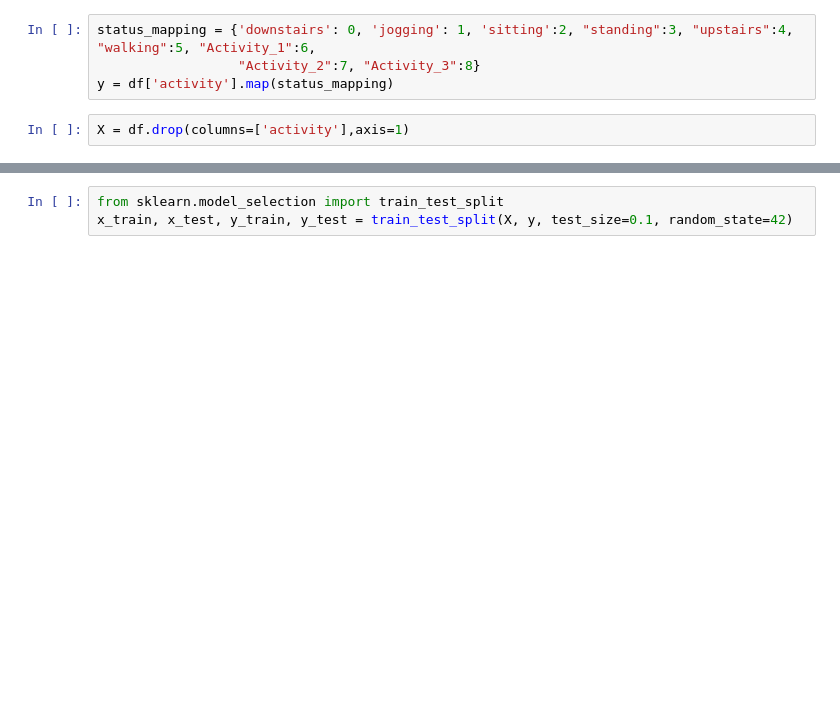
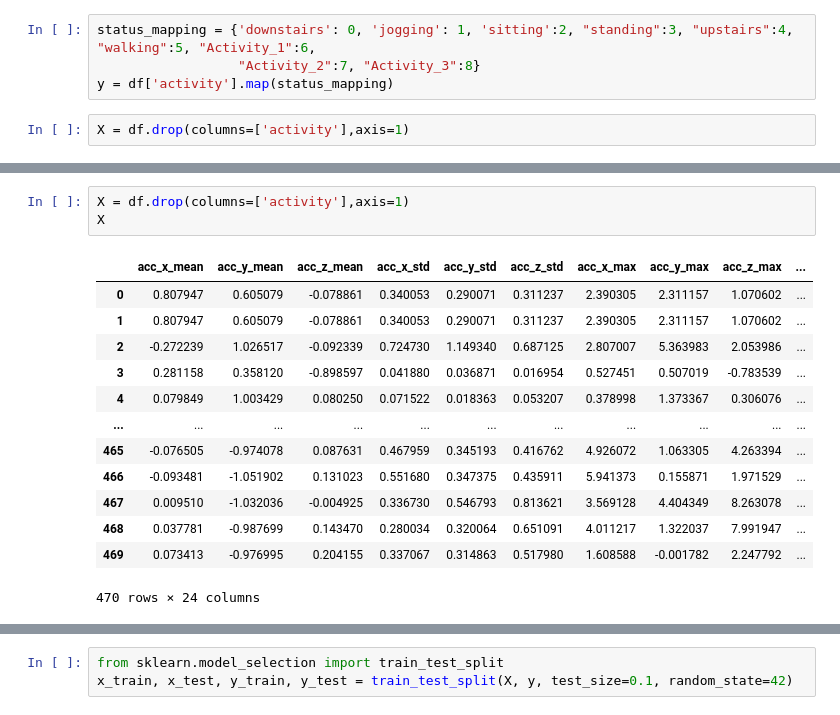
Before and after one commit to MorningStarTM/human-activity-recognition, a Jupyter notebook: notebook/trail_1.ipynb, the cells around one changed output, grey strips where cells are left out. Cells and saved outputs as stored; diff of their text form; blank space fills up the shorter version.

```diff
--- a/notebook/trail_1.ipynb
+++ b/notebook/trail_1.ipynb
@@ -85,3 +170,20 @@ X.head()
+# %%
+X = df.drop(columns=['activity'],axis=1)
+X
+# %% [output]
+|  | acc_x_mean | acc_y_mean | acc_z_mean | acc_x_std | acc_y_std | acc_z_std | acc_x_max | acc_y_max | acc_z_max | ... |
+| 0 | 0.807947 | 0.605079 | -0.078861 | 0.340053 | 0.290071 | 0.311237 | 2.390305 | 2.311157 | 1.070602 | ... |
+| 1 | 0.807947 | 0.605079 | -0.078861 | 0.340053 | 0.290071 | 0.311237 | 2.390305 | 2.311157 | 1.070602 | ... |
+| 2 | -0.272239 | 1.026517 | -0.092339 | 0.724730 | 1.149340 | 0.687125 | 2.807007 | 5.363983 | 2.053986 | ... |
+| 3 | 0.281158 | 0.358120 | -0.898597 | 0.041880 | 0.036871 | 0.016954 | 0.527451 | 0.507019 | -0.783539 | ... |
+| 4 | 0.079849 | 1.003429 | 0.080250 | 0.071522 | 0.018363 | 0.053207 | 0.378998 | 1.373367 | 0.306076 | ... |
+| ... | ... | ... | ... | ... | ... | ... | ... | ... | ... | ... |
+| 465 | -0.076505 | -0.974078 | 0.087631 | 0.467959 | 0.345193 | 0.416762 | 4.926072 | 1.063305 | 4.263394 | ... |
+| 466 | -0.093481 | -1.051902 | 0.131023 | 0.551680 | 0.347375 | 0.435911 | 5.941373 | 0.155871 | 1.971529 | ... |
+| 467 | 0.009510 | -1.032036 | -0.004925 | 0.336730 | 0.546793 | 0.813621 | 3.569128 | 4.404349 | 8.263078 | ... |
+| 468 | 0.037781 | -0.987699 | 0.143470 | 0.280034 | 0.320064 | 0.651091 | 4.011217 | 1.322037 | 7.991947 | ... |
+| 469 | 0.073413 | -0.976995 | 0.204155 | 0.337067 | 0.314863 | 0.517980 | 1.608588 | -0.001782 | 2.247792 | ... |
+470 rows × 24 columns
 # %%
 X.shape, y.shape
 # %% [output]
```
Also changed, not shown: parts of 64 cells of this notebook, 3 other files.
